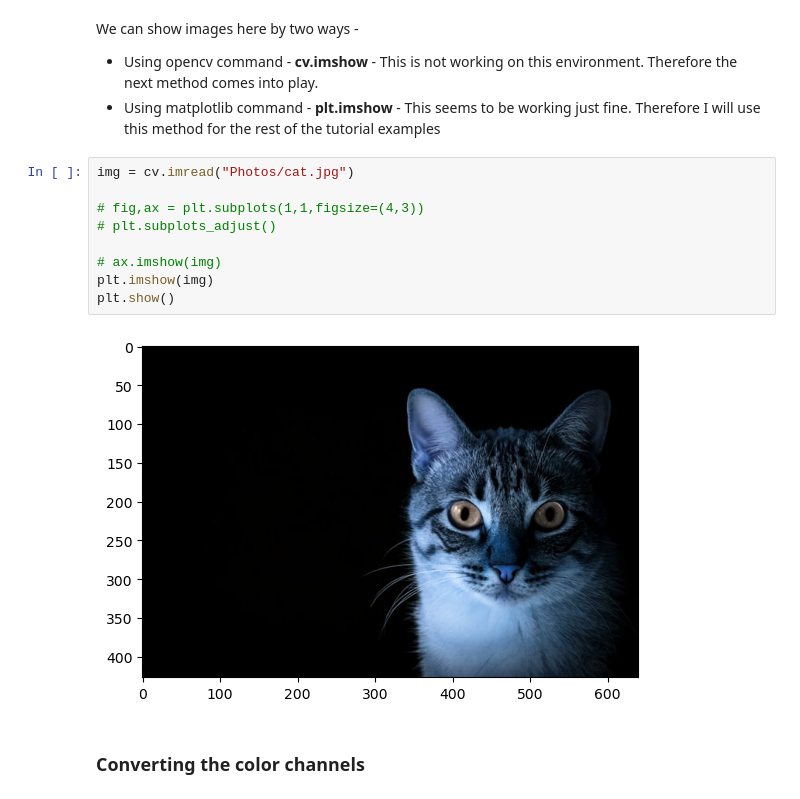
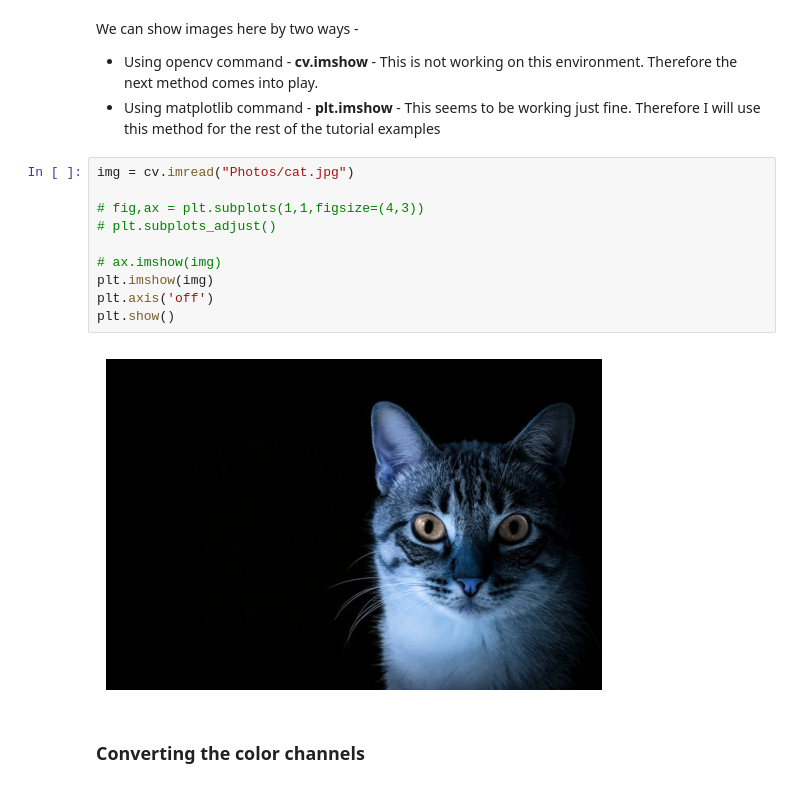
Before and after one commit to jishnume/opencv-freecodecamp, a Jupyter notebook: opencv_trial_jishnu/notebooks_opencv/Reading_images.ipynb, the cells around one changed output. Cells and saved outputs as stored; diff of their text form.

```diff
--- a/opencv_trial_jishnu/notebooks_opencv/Reading_images.ipynb
+++ b/opencv_trial_jishnu/notebooks_opencv/Reading_images.ipynb
@@ -11,14 +11,15 @@ We can show images here by two ways -
 # %%
 img = cv.imread("Photos/cat.jpg")
 
 # fig,ax = plt.subplots(1,1,figsize=(4,3))
 # plt.subplots_adjust()
 
 # ax.imshow(img)
 plt.imshow(img)
+plt.axis('off')
 plt.show()
 # %% [output]
-[figure, old version]
+[figure, new version]
 # %% [markdown]
 ### Converting the color channels
 # %%
```
Also changed, not shown: parts of 2 cells of this notebook.
